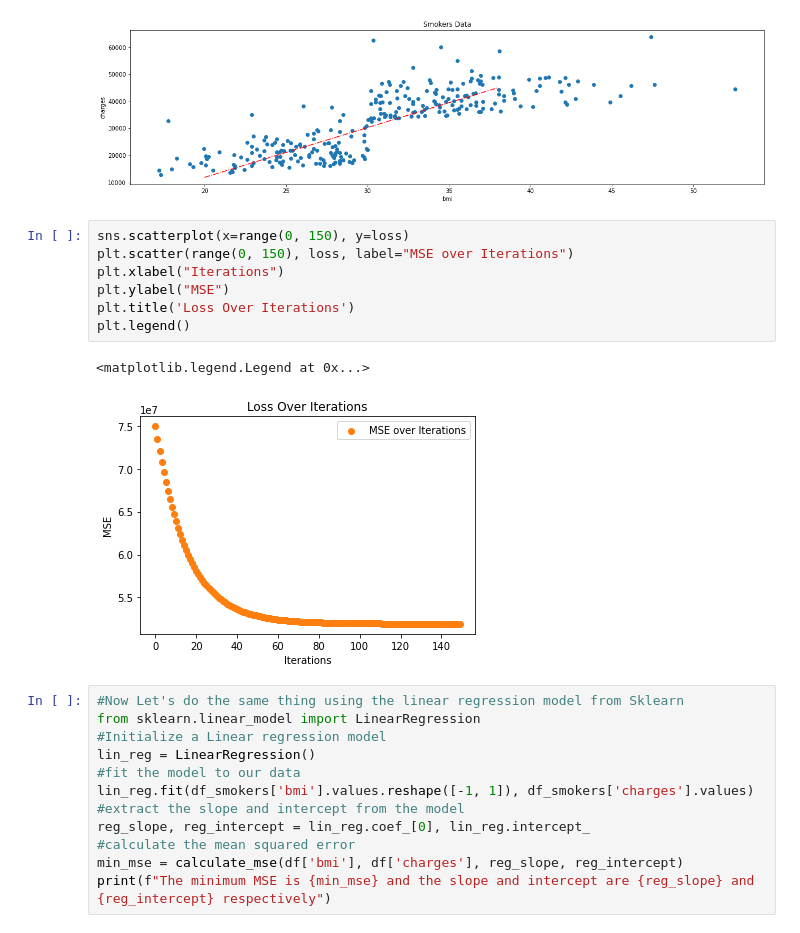
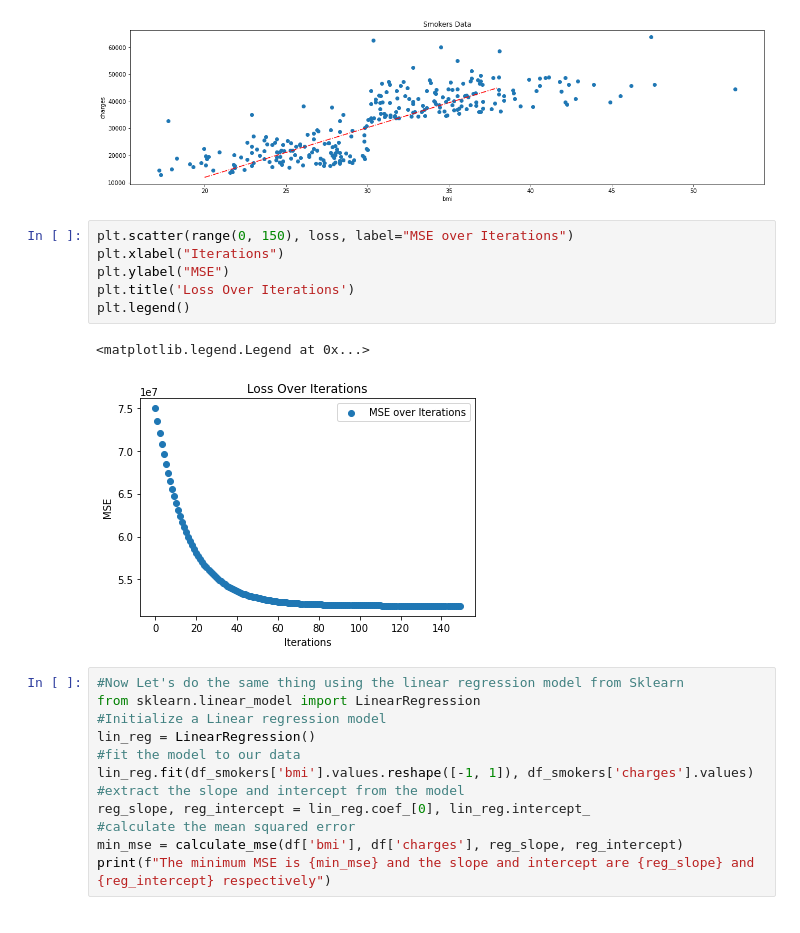
Before and after one commit to TAMU-BMEN207/Intro_to_Machine_Learning, a Jupyter notebook: Intro_to_ML.ipynb, the cells around one changed output. Cells and saved outputs as stored; diff of their text form.

```diff
--- a/Intro_to_ML.ipynb
+++ b/Intro_to_ML.ipynb
@@ -262,15 +259,14 @@ print(f"The slope found from gradient descent is {m} and the intercept is {b}. T
 The slope found from gradient descent is 1839.0564335841598 and the intercept is -24862.381709274185. The MSE is 51916999.59842295
 [figure]
 # %%
-sns.scatterplot(x=range(0, 150), y=loss)
 plt.scatter(range(0, 150), loss, label="MSE over Iterations")
 plt.xlabel("Iterations")
 plt.ylabel("MSE")
 plt.title('Loss Over Iterations')
 plt.legend()
 # %% [output]
 <matplotlib.legend.Legend at 0x...>
-[figure, old version]
+[figure, new version]
 # %%
 #Now Let's do the same thing using the linear regression model from Sklearn
 from sklearn.linear_model import LinearRegression
```
Also changed, not shown: parts of 21 cells of this notebook.
